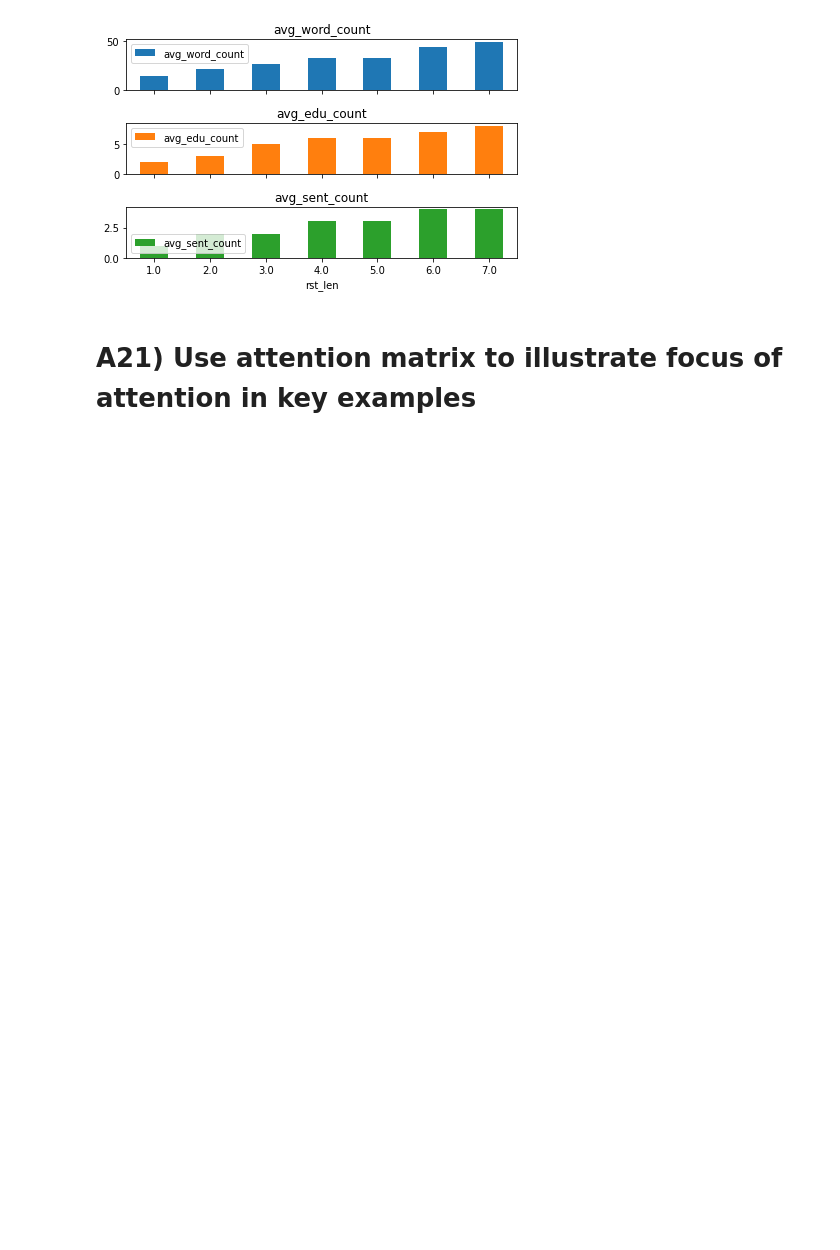
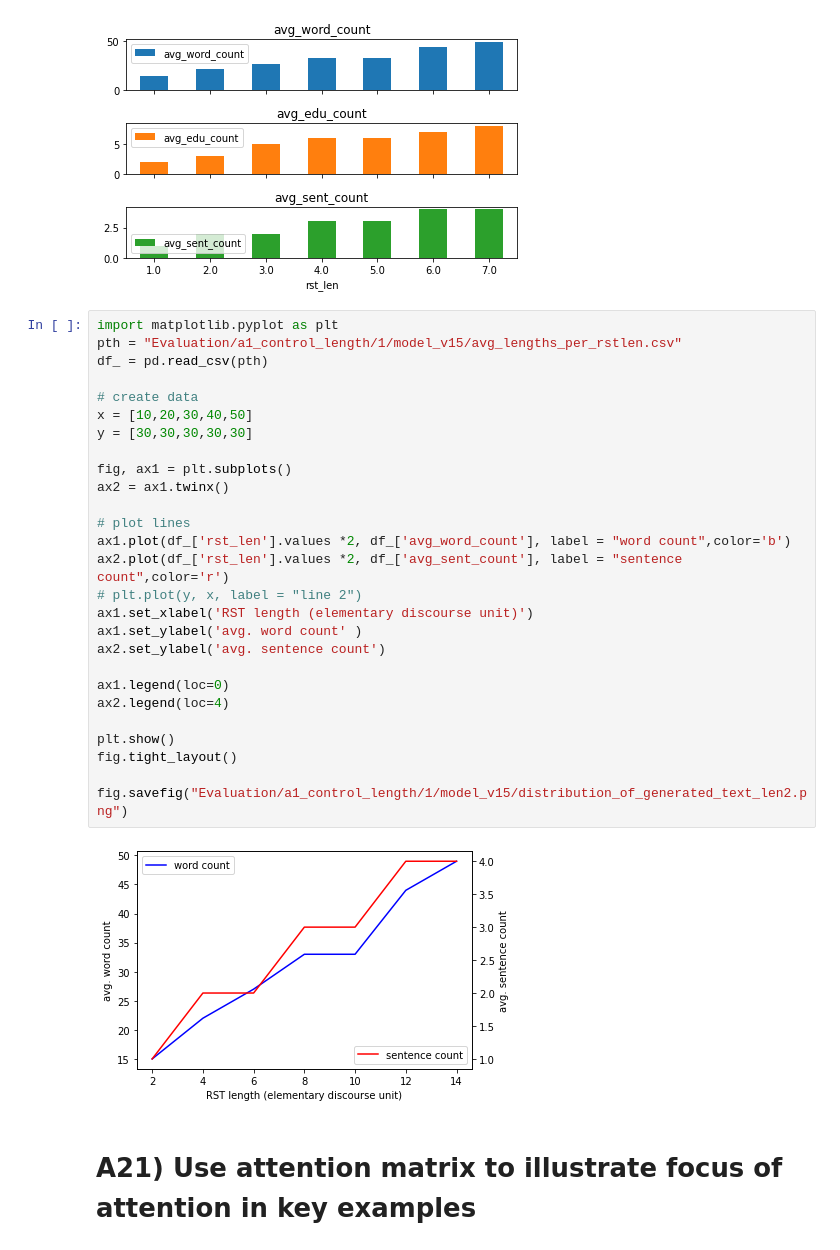
Before and after one commit to Rilwan-Adewoyin/RSTGen, a Jupyter notebook: rl_conv/pretrain/NLG/Experiments.ipynb, the cells around one changed output. Drawn from its saved outputs; the diff is of its cells as text; blank space fills up the shorter version.

```diff
--- a/rl_conv/pretrain/NLG/Experiments.ipynb
+++ b/rl_conv/pretrain/NLG/Experiments.ipynb
@@ -670,6 +672,35 @@ axes[0].figure.savefig(os.path.join(_dir, f"distribution_of_generated_text_len.p
 del nlg_model
 # %% [output]
 [figure]
+# %%
+import matplotlib.pyplot as plt
+pth = "Evaluation/a1_control_length/1/model_v15/avg_lengths_per_rstlen.csv"
+df_ = pd.read_csv(pth)
+
+# create data
+x = [10,20,30,40,50]
+y = [30,30,30,30,30]
+
+fig, ax1 = plt.subplots()
+ax2 = ax1.twinx()
+
+# plot lines
+ax1.plot(df_['rst_len'].values *2, df_['avg_word_count'], label = "word count",color='b')
+ax2.plot(df_['rst_len'].values *2, df_['avg_sent_count'], label = "sentence count",color='r')
+# plt.plot(y, x, label = "line 2")
+ax1.set_xlabel('RST length (elementary discourse unit)')
+ax1.set_ylabel('avg. word count' )
+ax2.set_ylabel('avg. sentence count')
+
+ax1.legend(loc=0)
+ax2.legend(loc=4)
+
+plt.show()
+fig.tight_layout()
+
+fig.savefig("Evaluation/a1_control_length/1/model_v15/distribution_of_generated_text_len2.png")
+# %% [output]
+[figure, added]
 # %% [markdown]
 # A21) Use attention matrix to illustrate focus of attention in key examples
 # %% [markdown]
```
Also changed, not shown: parts of 6 cells of this notebook, 16 other files.
